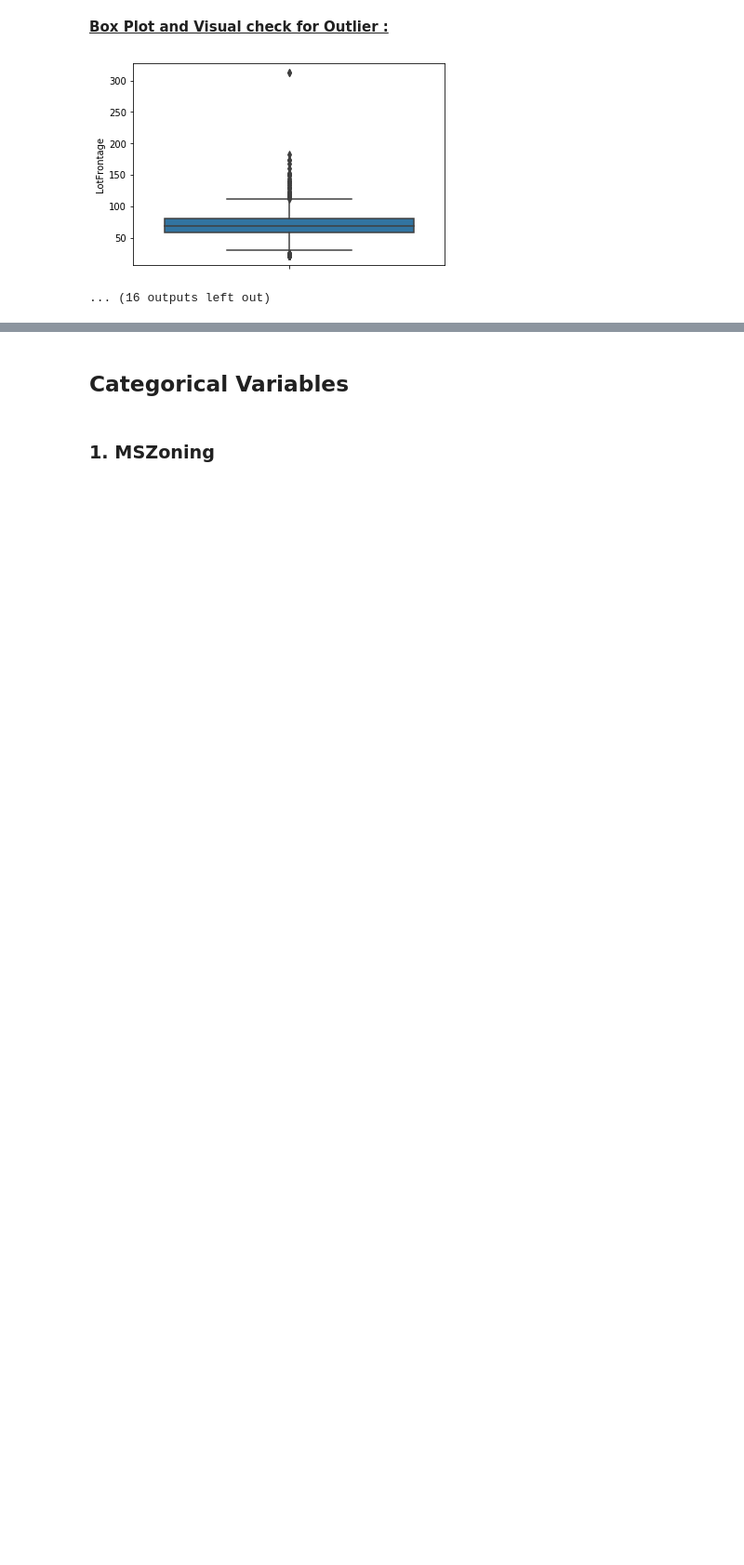
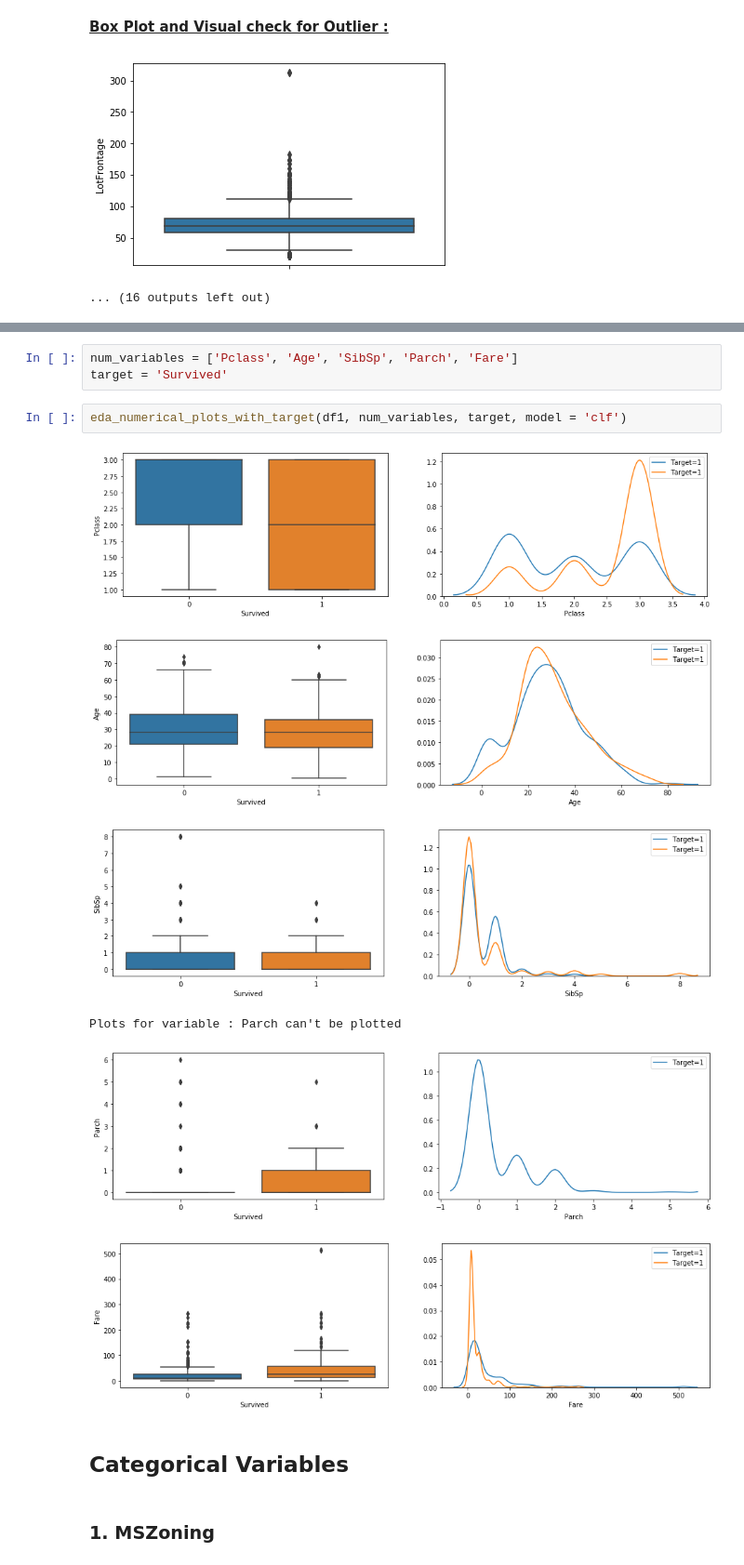
Before and after one commit to samarth-agrawal-86/fast_ml, a Jupyter notebook: tutorials/1 Tutorial for fast_ml - EDA.ipynb, the cells around one changed output, grey strips where cells are left out. Shown at 93% size. Drawn from its saved outputs; the diff is of its cells as text; blank space fills up the shorter version.

```diff
--- a/tutorials/1 Tutorial for fast_ml - EDA.ipynb
+++ b/tutorials/1 Tutorial for fast_ml - EDA.ipynb
@@ -142,3 +145,15 @@ Kurtosis : 17.452867259818404
+# %%
+num_variables = ['Pclass', 'Age', 'SibSp', 'Parch', 'Fare']
+target = 'Survived'
+# %%
+eda_numerical_plots_with_target(df1, num_variables, target, model = 'clf')
+# %% [output]
+[figure, added]
+[figure, added]
+[figure, added]
+Plots for variable : Parch can't be plotted
+[figure, added]
+[figure, added]
 # %% [markdown]
 ## Categorical Variables
 # %% [markdown]
```
Also changed, not shown: parts of 21 cells of this notebook.
